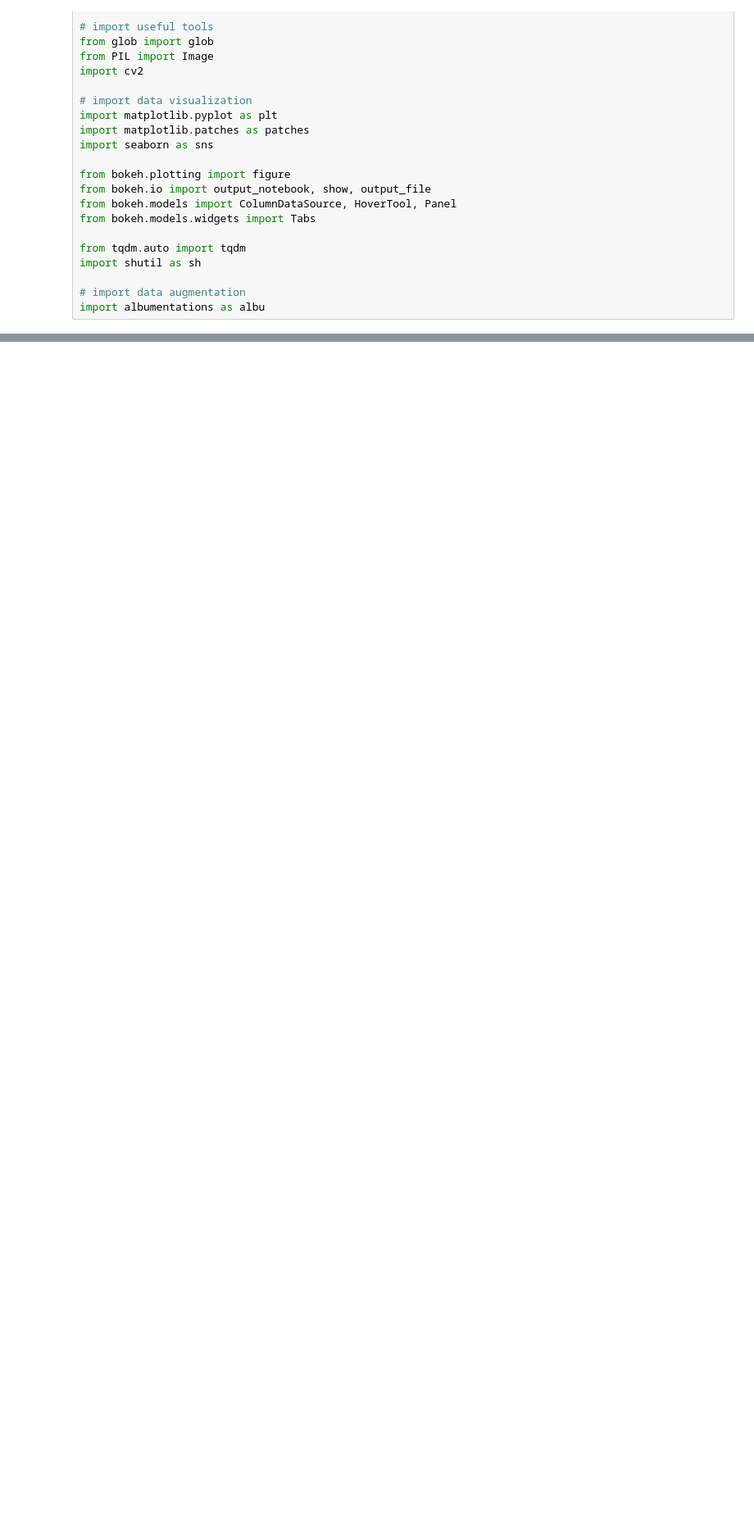
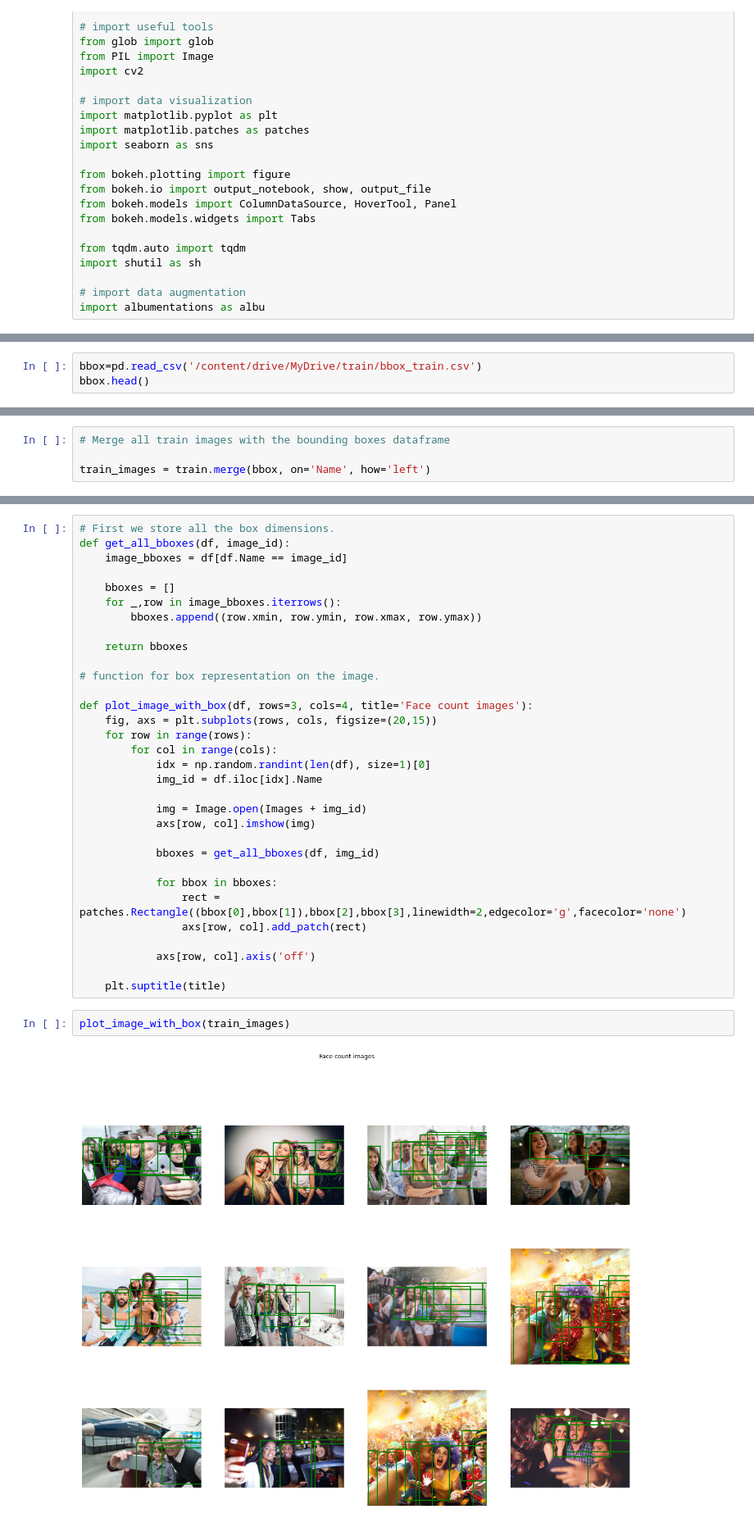
Before and after one commit to PhamBaVuong/PhamBaVuong_DATN, a Jupyter notebook: yolov5.ipynb, the cells around one changed output, grey strips where cells are left out. Shown at 82% size. Cells and saved outputs as stored; diff of their text form; blank space fills up the shorter version.

```diff
--- a/yolov5.ipynb
+++ b/yolov5.ipynb
@@ -37,0 +68,3 @@ FileNotFoundError: ignored
+# %%
+bbox=pd.read_csv('/content/drive/MyDrive/train/bbox_train.csv')
+bbox.head()
@@ -37,0 +78,4 @@ FileNotFoundError: ignored
+# %%
+# Merge all train images with the bounding boxes dataframe
+
+train_images = train.merge(bbox, on='Name', how='left')
@@ -37,0 +116,36 @@ FileNotFoundError: ignored
+# %%
+# First we store all the box dimensions.
+def get_all_bboxes(df, image_id):
+    image_bboxes = df[df.Name == image_id]
+
+    bboxes = []
+    for _,row in image_bboxes.iterrows():
+        bboxes.append((row.xmin, row.ymin, row.xmax, row.ymax))
+
+    return bboxes
+
+# function for box representation on the image.
+
+def plot_image_with_box(df, rows=3, cols=4, title='Face count images'):
+    fig, axs = plt.subplots(rows, cols, figsize=(20,15))
+    for row in range(rows):
+        for col in range(cols):
+            idx = np.random.randint(len(df), size=1)[0]
+            img_id = df.iloc[idx].Name
+
+            img = Image.open(Images + img_id)
+            axs[row, col].imshow(img)
+
+            bboxes = get_all_bboxes(df, img_id)
+
+            for bbox in bboxes:
+                rect = patches.Rectangle((bbox[0],bbox[1]),bbox[2],bbox[3],linewidth=2,edgecolor='g',facecolor='none')
+                axs[row, col].add_patch(rect)
+
+            axs[row, col].axis('off')
+
+    plt.suptitle(title)
+# %%
+plot_image_with_box(train_images)
+# %% [output]
+[figure, added]
```
Also changed, not shown: parts of 29 cells of this notebook.
